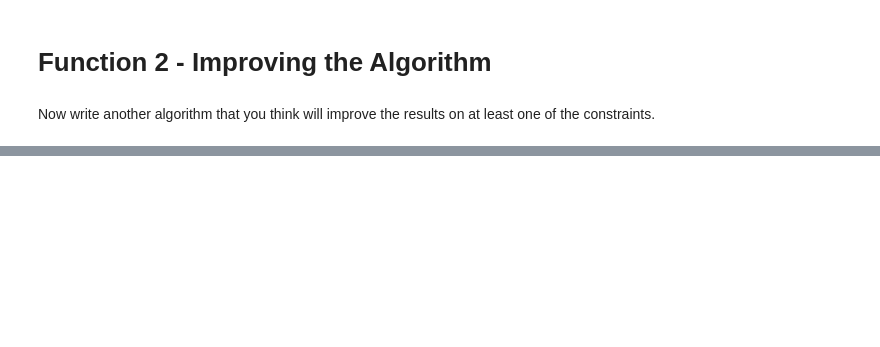
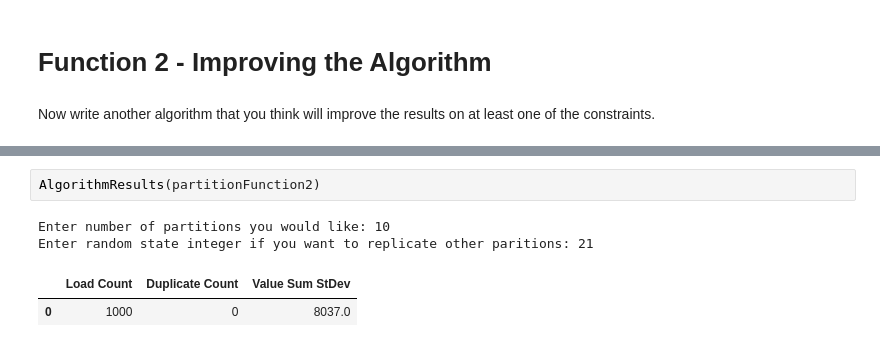
Before and after one commit to jjobes90/SAGE_Interview, a Jupyter notebook: Algorithms.ipynb, the cells around one changed output, grey strips where cells are left out. Saved outputs shown, nothing was run; the diff lists cells and outputs as text; blank space fills up the shorter version.

```diff
--- a/Algorithms.ipynb
+++ b/Algorithms.ipynb
@@ -529,0 +366,7 @@ def partitionFunction3(partitions, random_state):
+# %%
+AlgorithmResults(partitionFunction2)
+# %% [output]
+Enter number of partitions you would like: 10
+Enter random state integer if you want to replicate other paritions: 21
+|  | Load Count | Duplicate Count | Value Sum StDev |
+| 0 | 1000 | 0 | 8037.0 |
```
Also changed, not shown: parts of 46 cells of this notebook.
